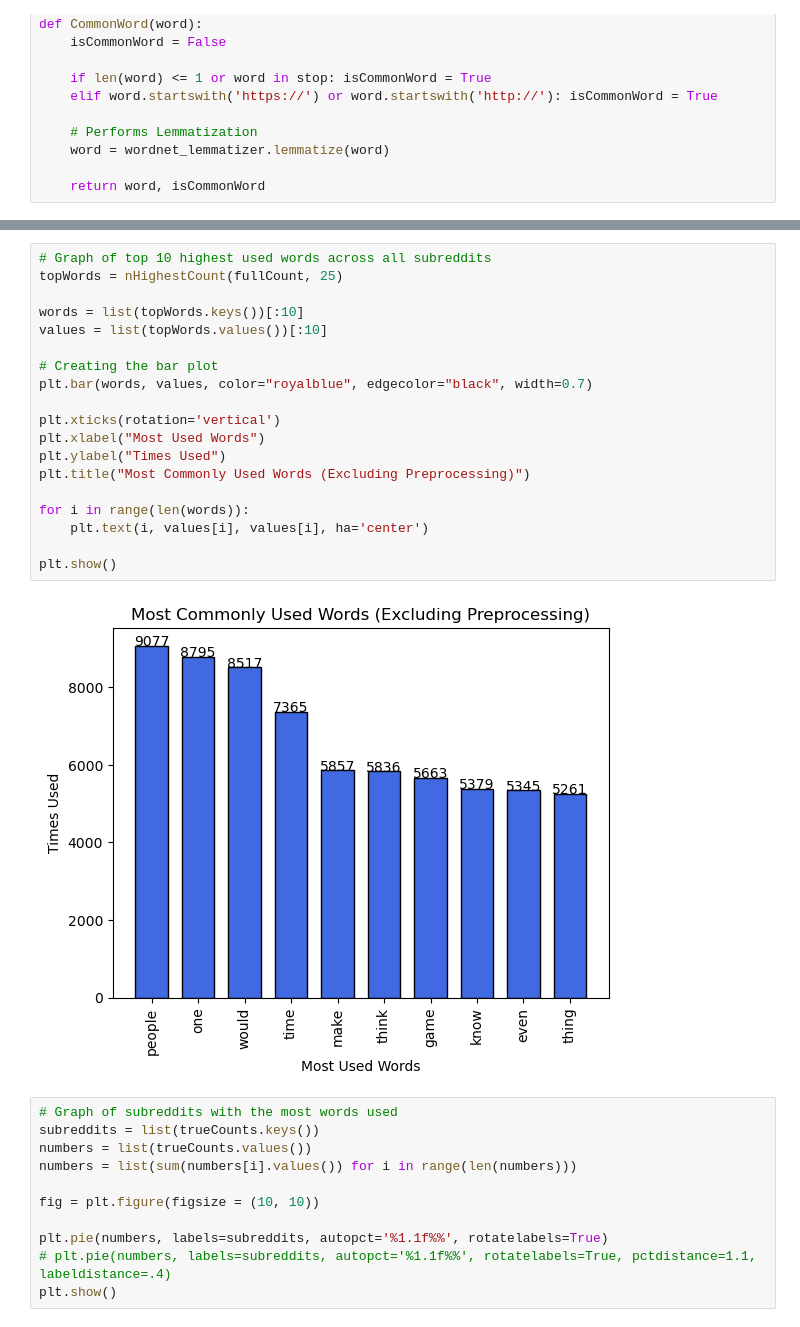
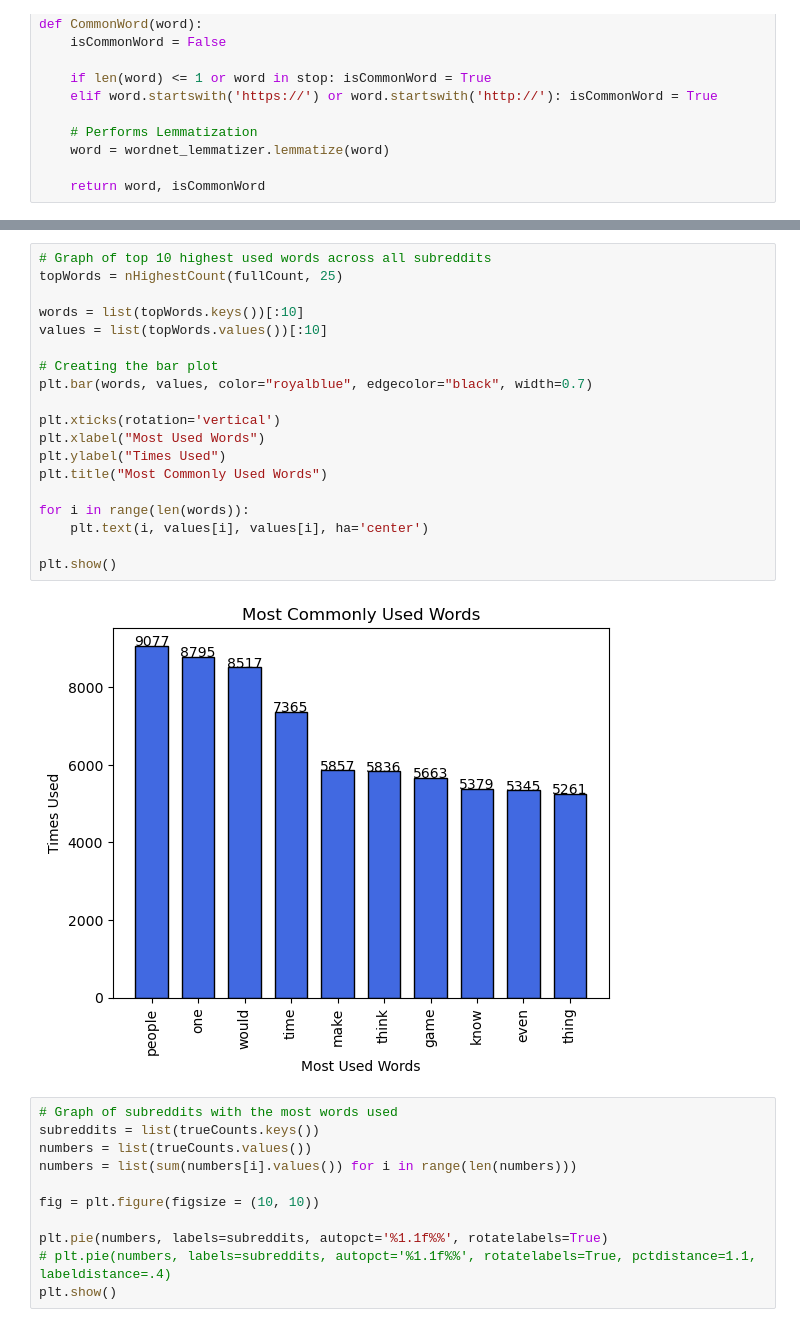
Before and after one commit to AryanUSU/5850-Final-Project, a Jupyter notebook: Reddit Misra-Gries.ipynb, the cells around one changed output, grey strips where cells are left out. Drawn from its saved outputs; the diff is of its cells as text.

```diff
--- a/Reddit Misra-Gries.ipynb
+++ b/Reddit Misra-Gries.ipynb
@@ -161,24 +161,24 @@ plt.show()
 # %%
 # Graph of top 10 highest used words across all subreddits
 topWords = nHighestCount(fullCount, 25)
 
 words = list(topWords.keys())[:10]
 values = list(topWords.values())[:10]
 
 # Creating the bar plot
 plt.bar(words, values, color="royalblue", edgecolor="black", width=0.7)
 
 plt.xticks(rotation='vertical')
 plt.xlabel("Most Used Words")
 plt.ylabel("Times Used")
-plt.title("Most Commonly Used Words (Excluding Preprocessing)")
+plt.title("Most Commonly Used Words")
 
 for i in range(len(words)):
     plt.text(i, values[i], values[i], ha='center')
 
 plt.show()
 # %% [output]
-[figure, old version]
+[figure, new version]
 # %%
 # Graph of subreddits with the most words used
 subreddits = list(trueCounts.keys())
```
Also changed, not shown: parts of 3 cells of this notebook, 3 other files.
